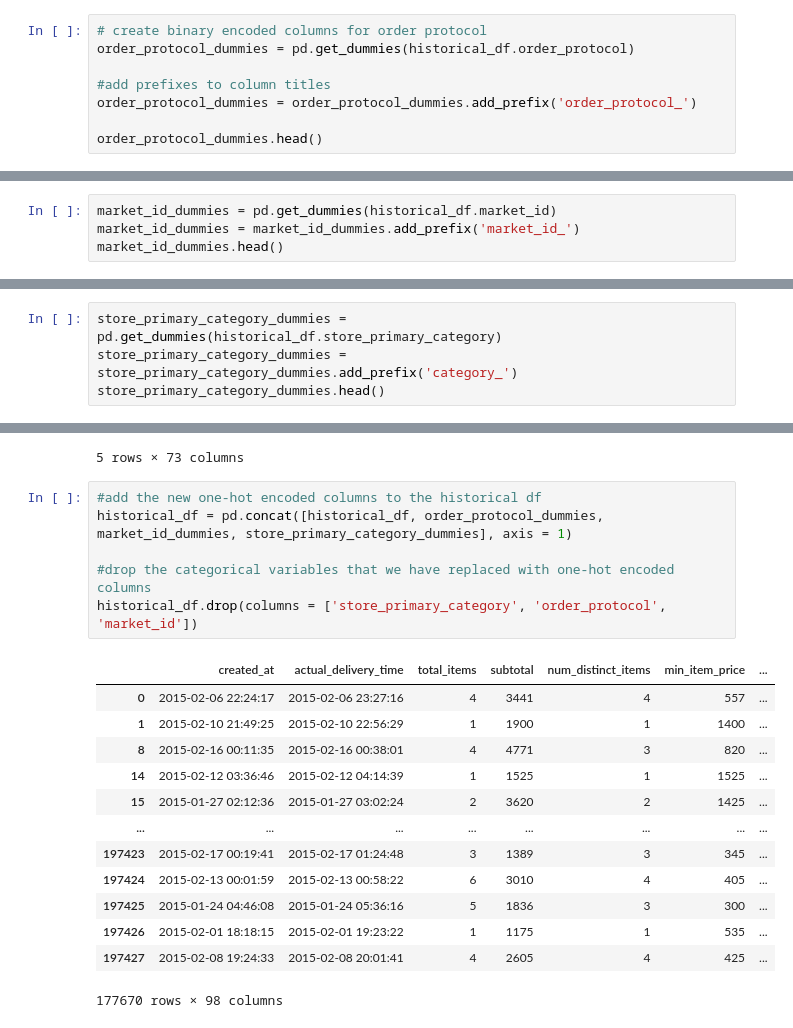
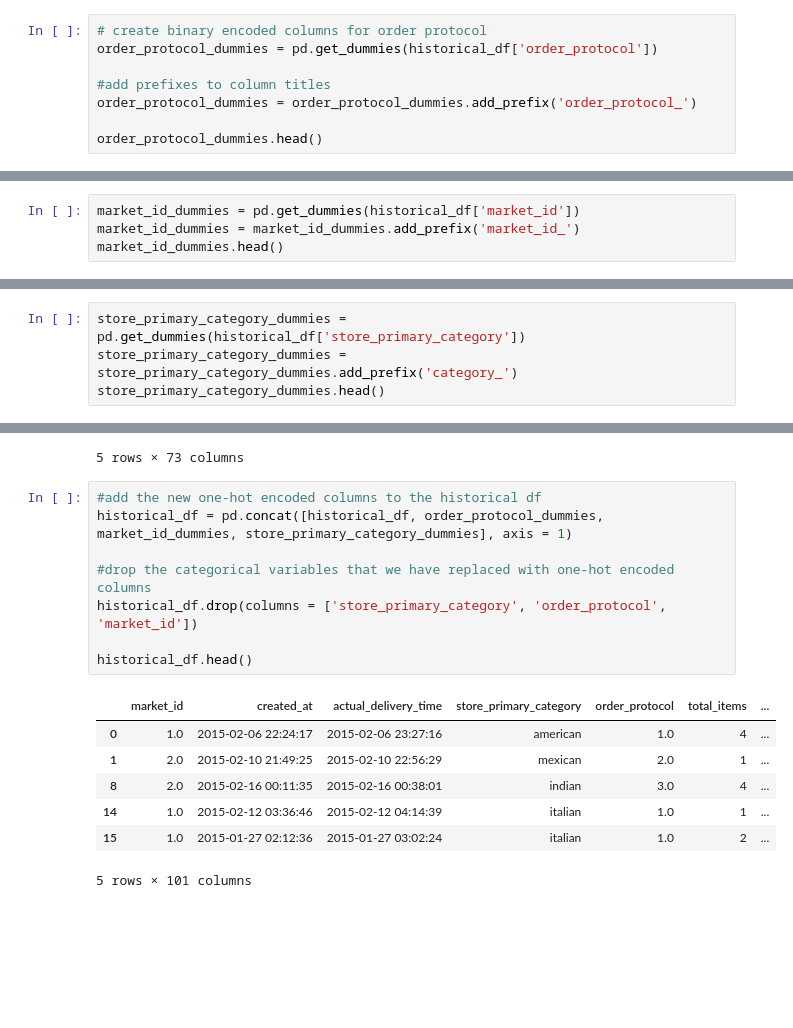
Before and after one commit to katydidkat/WinterWorkshops, a Jupyter notebook: DataCleaning.ipynb, the cells around one changed output, grey strips where cells are left out. Cells and saved outputs as stored; diff of their text form; blank space fills up the shorter version.

```diff
--- a/DataCleaning.ipynb
+++ b/DataCleaning.ipynb
@@ -419,7 +422,7 @@ The reason we don't want to add so many columns is that the more variables we ad
 historical_df.drop(columns = 'store_id', inplace = True)
 # %%
 # create binary encoded columns for order protocol
-order_protocol_dummies = pd.get_dummies(historical_df.order_protocol)
+order_protocol_dummies = pd.get_dummies(historical_df['order_protocol'])
 
 #add prefixes to column titles
 order_protocol_dummies = order_protocol_dummies.add_prefix('order_protocol_')
@@ -433,7 +436,7 @@ order_protocol_dummies.head()
 | 14 | True | False | False | False | False | ... |
 | 15 | True | False | False | False | False | ... |
 # %%
-market_id_dummies = pd.get_dummies(historical_df.market_id)
+market_id_dummies = pd.get_dummies(historical_df['market_id'])
 market_id_dummies = market_id_dummies.add_prefix('market_id_')
 market_id_dummies.head()
 # %% [output]
@@ -444,7 +447,7 @@ market_id_dummies.head()
 | 14 | True | False | False | False | False | False |
 | 15 | True | False | False | False | False | False |
 # %%
-store_primary_category_dummies = pd.get_dummies(historical_df.store_primary_category)
+store_primary_category_dummies = pd.get_dummies(historical_df['store_primary_category'])
 store_primary_category_dummies = store_primary_category_dummies.add_prefix('category_')
 store_primary_category_dummies.head()
 # %% [output]
@@ -458,23 +461,19 @@ store_primary_category_dummies.head()
 # %%
 #add the new one-hot encoded columns to the historical df
 historical_df = pd.concat([historical_df, order_protocol_dummies, market_id_dummies, store_primary_category_dummies], axis = 1)
 
 #drop the categorical variables that we have replaced with one-hot encoded columns
 historical_df.drop(columns = ['store_primary_category', 'order_protocol', 'market_id'])
+
+historical_df.head()
 # %% [output]
-|  | created_at | actual_delivery_time | total_items | subtotal | num_distinct_items | min_item_price | ... |
-| 0 | 2015-02-06 22:24:17 | 2015-02-06 23:27:16 | 4 | 3441 | 4 | 557 | ... |
-| 1 | 2015-02-10 21:49:25 | 2015-02-10 22:56:29 | 1 | 1900 | 1 | 1400 | ... |
-| 8 | 2015-02-16 00:11:35 | 2015-02-16 00:38:01 | 4 | 4771 | 3 | 820 | ... |
-| 14 | 2015-02-12 03:36:46 | 2015-02-12 04:14:39 | 1 | 1525 | 1 | 1525 | ... |
-| 15 | 2015-01-27 02:12:36 | 2015-01-27 03:02:24 | 2 | 3620 | 2 | 1425 | ... |
-| ... | ... | ... | ... | ... | ... | ... | ... |
-| 197423 | 2015-02-17 00:19:41 | 2015-02-17 01:24:48 | 3 | 1389 | 3 | 345 | ... |
-| 197424 | 2015-02-13 00:01:59 | 2015-02-13 00:58:22 | 6 | 3010 | 4 | 405 | ... |
-| 197425 | 2015-01-24 04:46:08 | 2015-01-24 05:36:16 | 5 | 1836 | 3 | 300 | ... |
-| 197426 | 2015-02-01 18:18:15 | 2015-02-01 19:23:22 | 1 | 1175 | 1 | 535 | ... |
-| 197427 | 2015-02-08 19:24:33 | 2015-02-08 20:01:41 | 4 | 2605 | 4 | 425 | ... |
+|  | market_id | created_at | actual_delivery_time | store_primary_category | order_protocol | total_items | ... |
+| 0 | 1.0 | 2015-02-06 22:24:17 | 2015-02-06 23:27:16 | american | 1.0 | 4 | ... |
+| 1 | 2.0 | 2015-02-10 21:49:25 | 2015-02-10 22:56:29 | mexican | 2.0 | 1 | ... |
+| 8 | 2.0 | 2015-02-16 00:11:35 | 2015-02-16 00:38:01 | indian | 3.0 | 4 | ... |
+| 14 | 1.0 | 2015-02-12 03:36:46 | 2015-02-12 04:14:39 | italian | 1.0 | 1 | ... |
+| 15 | 1.0 | 2015-01-27 02:12:36 | 2015-01-27 03:02:24 | italian | 1.0 | 2 | ... |
-177670 rows × 98 columns
+5 rows × 101 columns
 # %% [markdown]
 ## Wrap-Up and Next Steps
 
```
Also changed, not shown: parts of 10 cells of this notebook, 1 other file.
